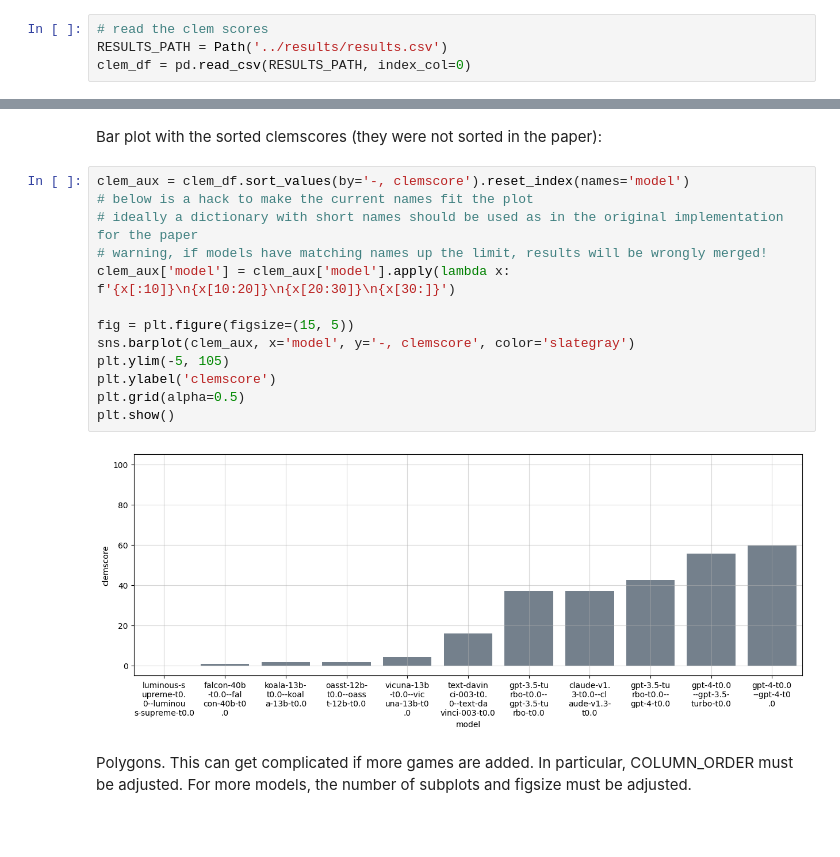
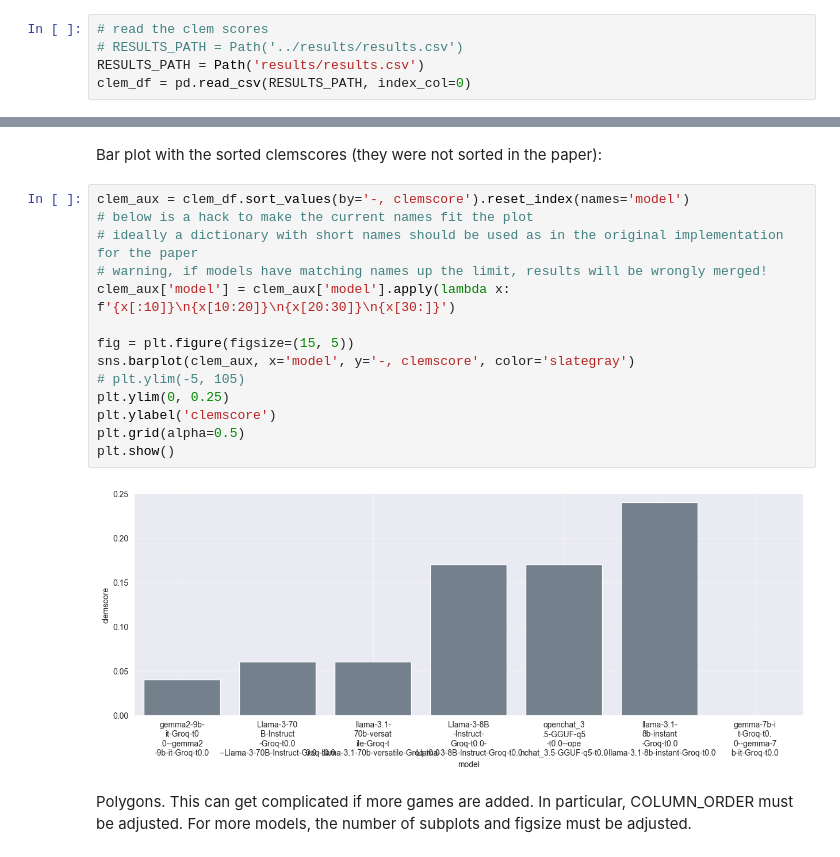
Before and after one commit to Gnurro/clemcore, a Jupyter notebook: adventuregame_eval.ipynb, the cells around one changed output, grey strips where cells are left out. Cells and saved outputs as stored; diff of their text form; blank space fills up the shorter version.

```diff
--- a/adventuregame_eval.ipynb
+++ b/adventuregame_eval.ipynb
@@ -154,7 +174,8 @@ plt.show()
 Reproducing Figure 10 in the paper. As more models or games are added, sizes must be adjusted accordingly:
 # %%
 # read the clem scores
-RESULTS_PATH = Path('../results/results.csv')
+# RESULTS_PATH = Path('../results/results.csv')
+RESULTS_PATH = Path('results/results.csv')
 clem_df = pd.read_csv(RESULTS_PATH, index_col=0)
 # %% [markdown]
 Horizontal bar plot with player, aborted, lost:
@@ -191,18 +212,19 @@ Bar plot with the sorted clemscores (they were not sorted in the paper):
 # %%
 clem_aux = clem_df.sort_values(by='-, clemscore').reset_index(names='model')
 # below is a hack to make the current names fit the plot
 # ideally a dictionary with short names should be used as in the original implementation for the paper
 # warning, if models have matching names up the limit, results will be wrongly merged!
 clem_aux['model'] = clem_aux['model'].apply(lambda x: f'{x[:10]}\n{x[10:20]}\n{x[20:30]}\n{x[30:]}')
 
 fig = plt.figure(figsize=(15, 5))
 sns.barplot(clem_aux, x='model', y='-, clemscore', color='slategray')
-plt.ylim(-5, 105)
+# plt.ylim(-5, 105)
+plt.ylim(0, 0.25)
 plt.ylabel('clemscore')
 plt.grid(alpha=0.5)
 plt.show()
 # %% [output]
-[figure, old version]
+[figure, new version]
 # %% [markdown]
 Polygons. This can get complicated if more games are added. In particular, COLUMN_ORDER must be adjusted. For more models, the number of subplots and figsize must be adjusted.
 # %%
```
Also changed, not shown: parts of 10 cells of this notebook, 1 other file.
